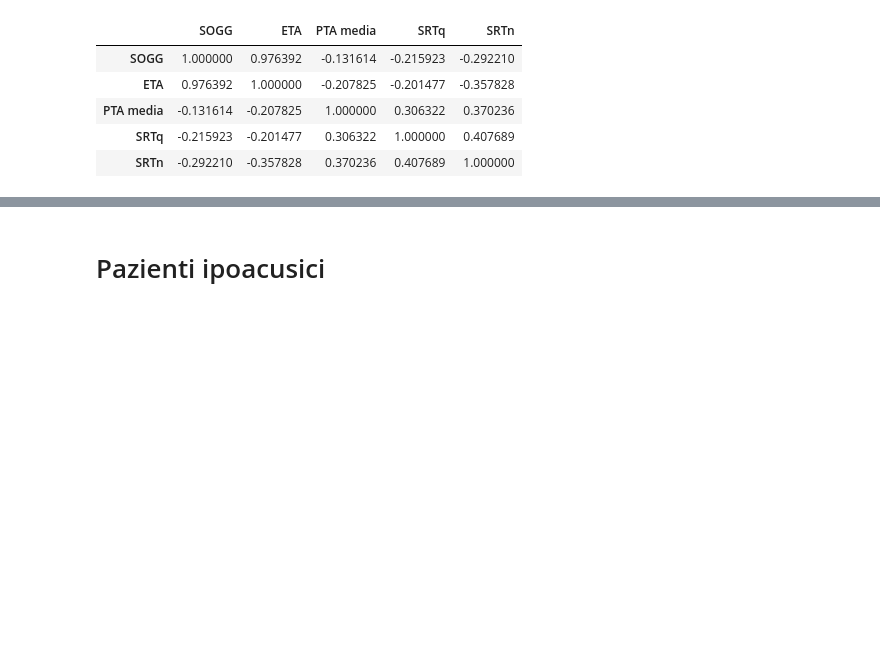
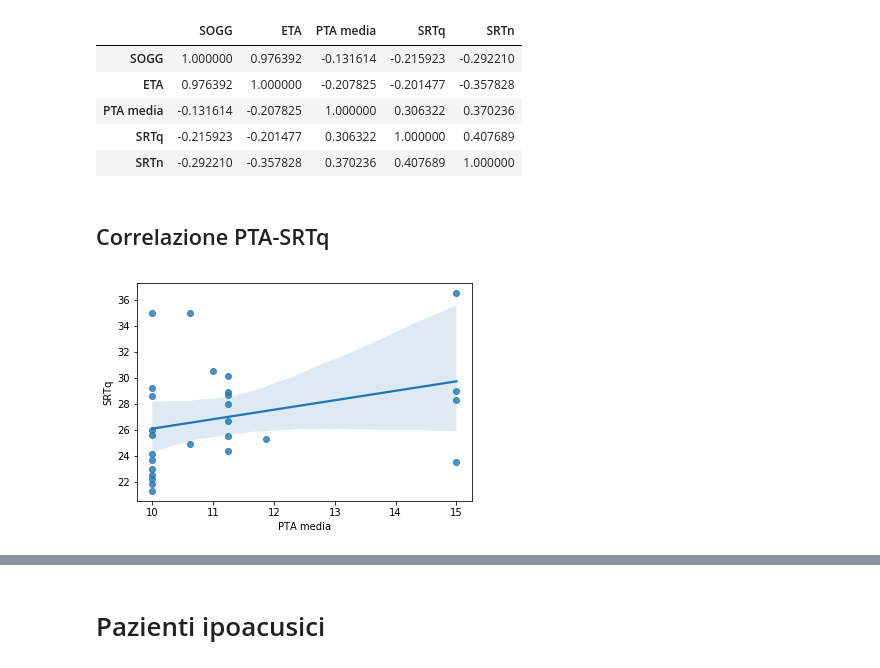
Before and after one commit to stellalessandra/analisi_tesi_med, a Jupyter notebook: analisi_tesi_med.ipynb, the cells around one changed output, grey strips where cells are left out. Drawn from its saved outputs; the diff is of its cells as text; code cells hidden in the pictures; blank space fills up the shorter version.

Commit message:
added graphs correlations

```diff
--- a/analisi_tesi_med.ipynb
+++ b/analisi_tesi_med.ipynb
@@ -109,3 +134,10 @@ normoacusici.corr()
 | PTA media | -0.131614 | -0.207825 | 1.000000 | 0.306322 | 0.370236 |
 | SRTq | -0.215923 | -0.201477 | 0.306322 | 1.000000 | 0.407689 |
 | SRTn | -0.292210 | -0.357828 | 0.370236 | 0.407689 | 1.000000 |
+# %% [markdown]
+## Correlazione PTA-SRTq
+# %%
+sns.regplot(x='PTA media', y='SRTq', data=normoacusici)
+plt.savefig('figure/PTA_vs_SRTq_normoacusici.png')
+# %% [output]
+[figure, added]
```
Also changed, not shown: parts of 45 cells of this notebook.
